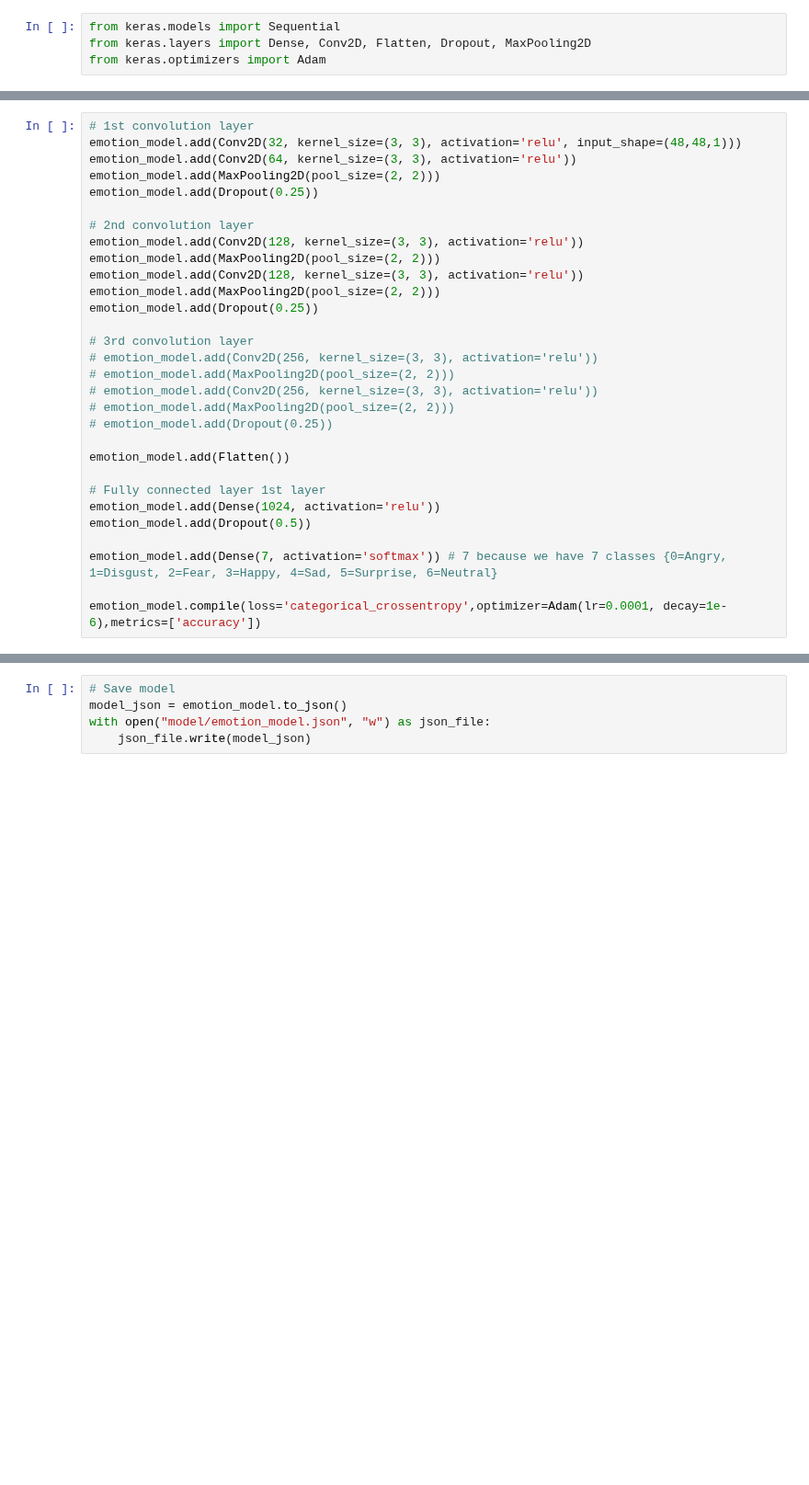
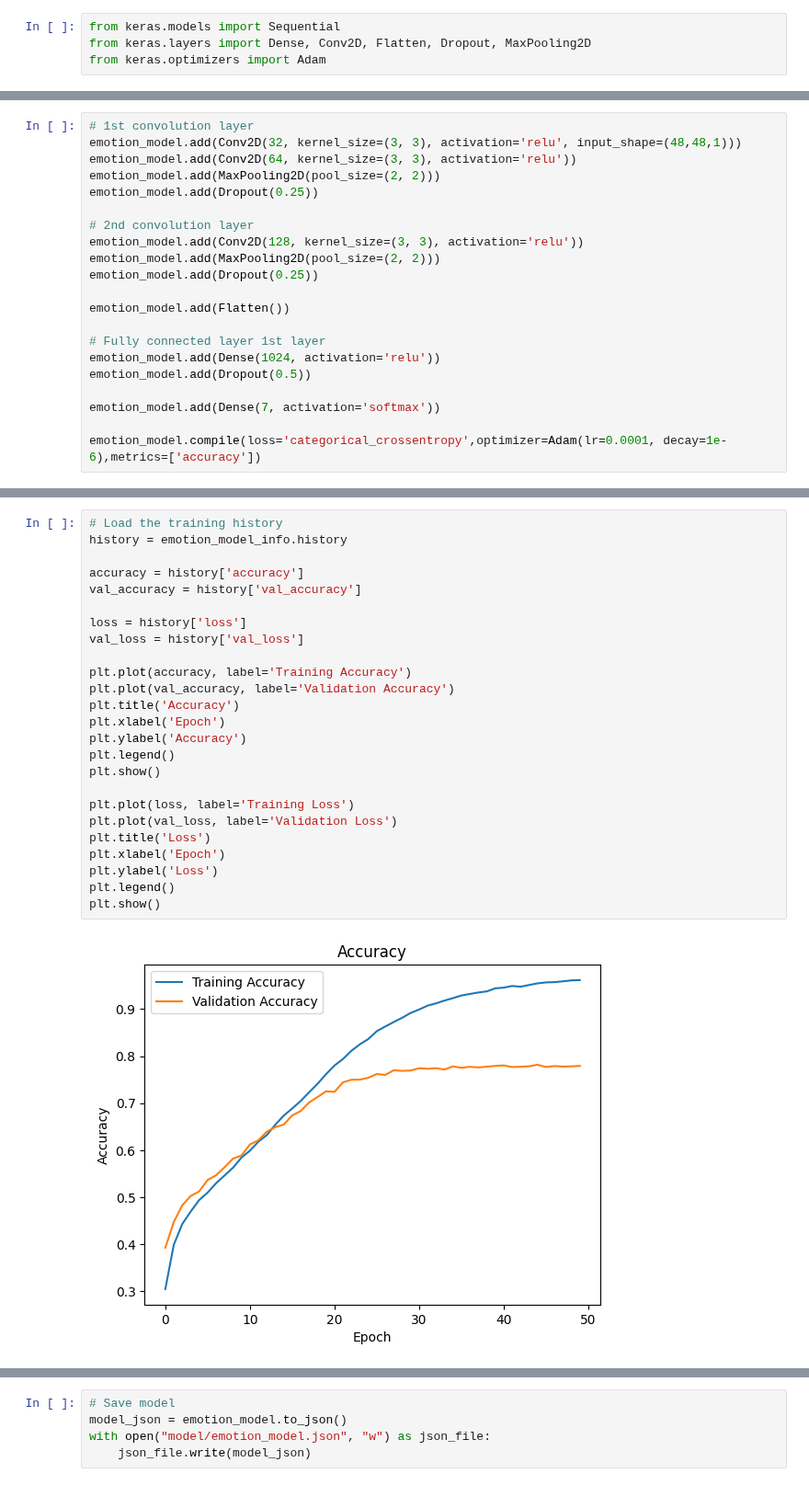
Before and after one commit to Abesekara-AWADTM/Facial-Expression-Detection, a Jupyter notebook: face_imotion_train.ipynb, the cells around one changed output, grey strips where cells are left out. Shown at 92% size. Drawn from its saved outputs; the diff is of its cells as text; blank space fills up the shorter version.

```diff
--- a/face_imotion_train.ipynb
+++ b/face_imotion_train.ipynb
@@ -61,16 +81,7 @@ emotion_model.add(Dropout(0.25))
 # 2nd convolution layer
 emotion_model.add(Conv2D(128, kernel_size=(3, 3), activation='relu'))
 emotion_model.add(MaxPooling2D(pool_size=(2, 2)))
-emotion_model.add(Conv2D(128, kernel_size=(3, 3), activation='relu'))
-emotion_model.add(MaxPooling2D(pool_size=(2, 2)))
 emotion_model.add(Dropout(0.25))
-
-# 3rd convolution layer
-# emotion_model.add(Conv2D(256, kernel_size=(3, 3), activation='relu'))
-# emotion_model.add(MaxPooling2D(pool_size=(2, 2)))
-# emotion_model.add(Conv2D(256, kernel_size=(3, 3), activation='relu'))
-# emotion_model.add(MaxPooling2D(pool_size=(2, 2)))
-# emotion_model.add(Dropout(0.25))
 
 emotion_model.add(Flatten())
 
@@ -78,7 +89,7 @@ emotion_model.add(Flatten())
 emotion_model.add(Dense(1024, activation='relu'))
 emotion_model.add(Dropout(0.5))
 
-emotion_model.add(Dense(7, activation='softmax')) # 7 because we have 7 classes {0=Angry, 1=Disgust, 2=Fear, 3=Happy, 4=Sad, 5=Surprise, 6=Neutral}
+emotion_model.add(Dense(7, activation='softmax'))
 
 emotion_model.compile(loss='categorical_crossentropy',optimizer=Adam(lr=0.0001, decay=1e-6),metrics=['accuracy'])
 # %%
@@ -116,0 +126,27 @@ Epoch 50/50
+# %%
+# Load the training history
+history = emotion_model_info.history
+
+accuracy = history['accuracy']
+val_accuracy = history['val_accuracy']
+
+loss = history['loss']
+val_loss = history['val_loss']
+
+plt.plot(accuracy, label='Training Accuracy')
+plt.plot(val_accuracy, label='Validation Accuracy')
+plt.title('Accuracy')
+plt.xlabel('Epoch')
+plt.ylabel('Accuracy')
+plt.legend()
+plt.show()
+
+plt.plot(loss, label='Training Loss')
+plt.plot(val_loss, label='Validation Loss')
+plt.title('Loss')
+plt.xlabel('Epoch')
+plt.ylabel('Loss')
+plt.legend()
+plt.show()
+# %% [output]
+[figure, added]
```
Also changed, not shown: parts of 19 cells of this notebook, 4 other files.
